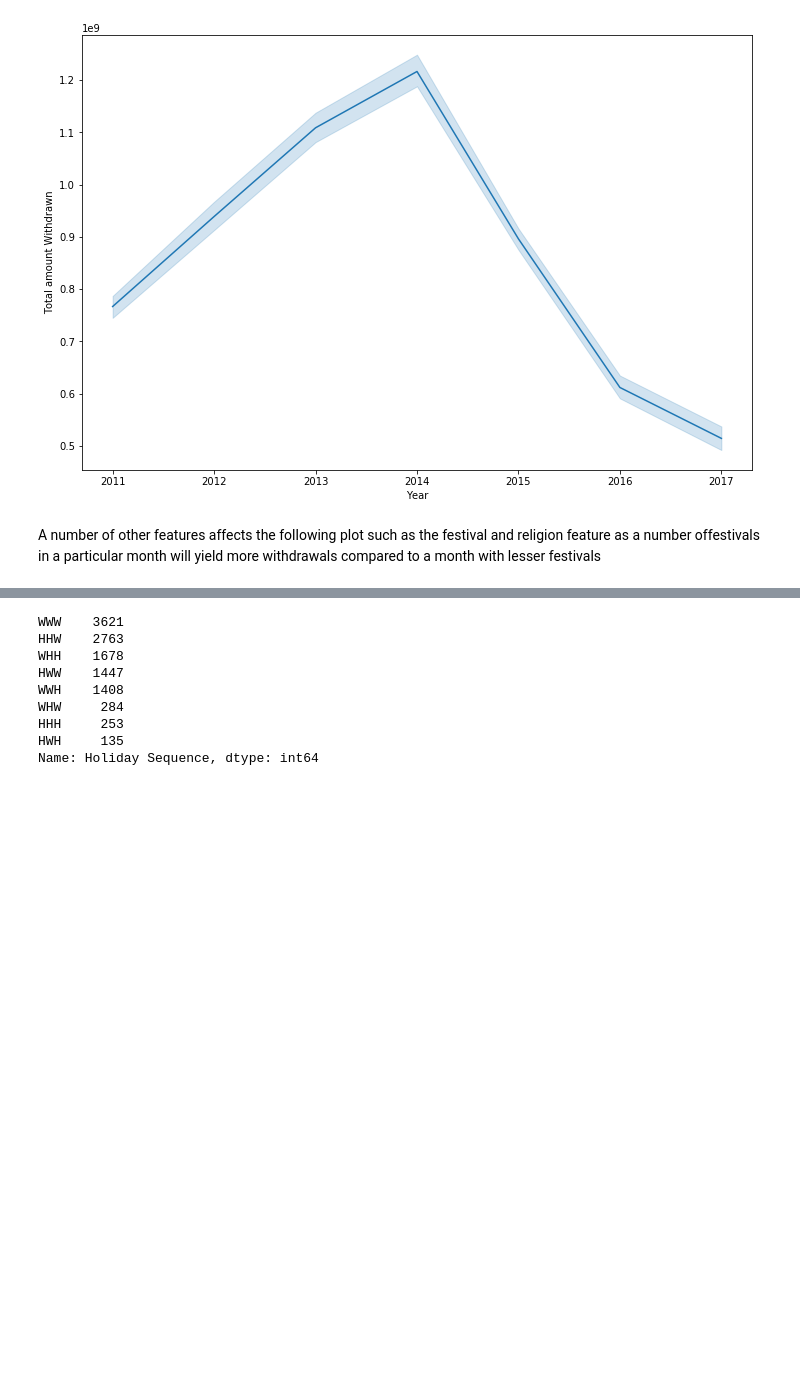
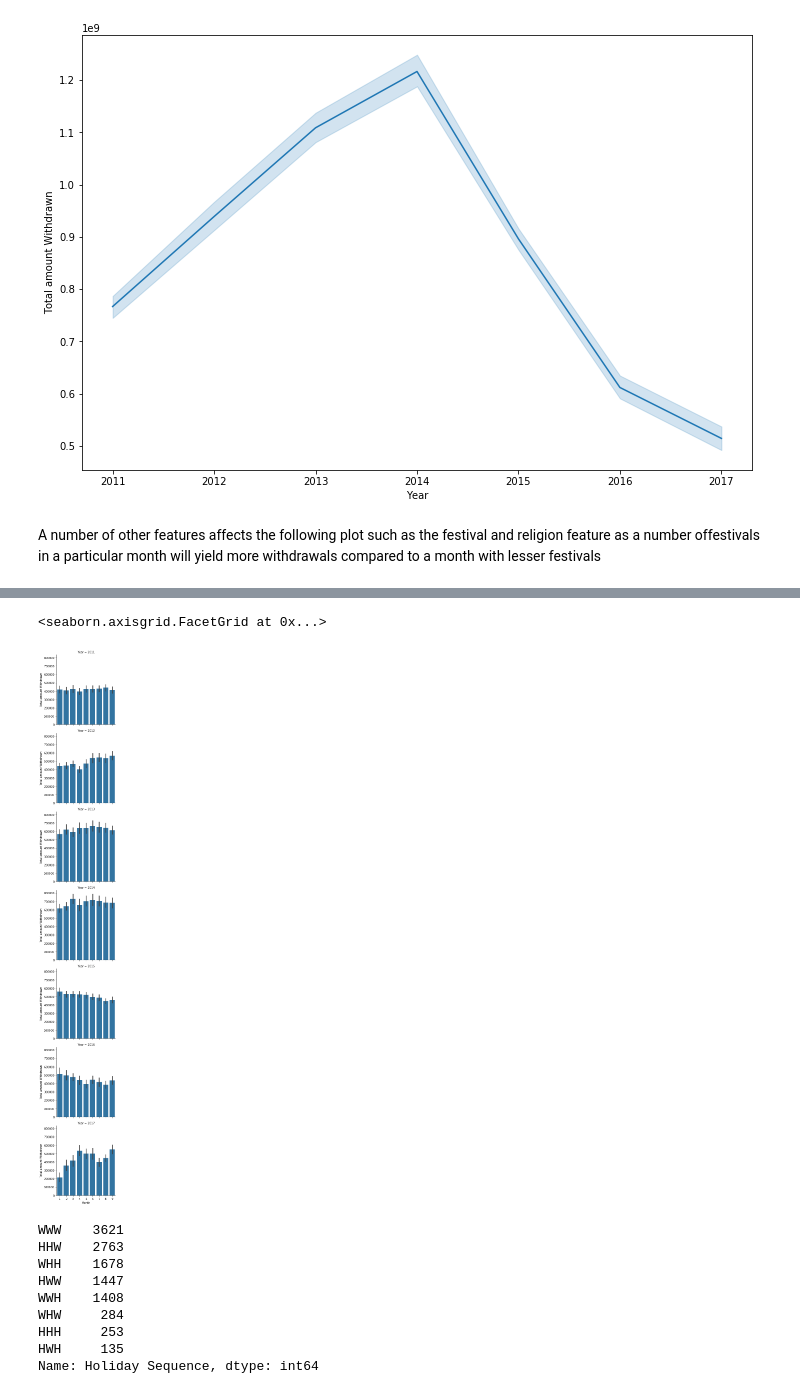
Before and after one commit to Banking-and-Finance/ATM-Cash-Flow-Prediction, a Jupyter notebook: research/EDA.ipynb, the cells around one changed output, grey strips where cells are left out. Drawn from its saved outputs; the diff is of its cells as text; code cells hidden in the pictures; blank space fills up the shorter version.

```diff
--- a/research/EDA.ipynb
+++ b/research/EDA.ipynb
@@ -259,3 +259,11 @@ sns.barplot(x='Month', y='Total amount Withdrawn', data=data, estimator =np.sum)
+# %%
+#plt.figure(figsize=(20,8))
+g = sns.FacetGrid(data, row="Year", height = 4, aspect = 1)
+g.map(sns.barplot, "Month", "Total amount Withdrawn")
+g.add_legend()
+# %% [output]
+<seaborn.axisgrid.FacetGrid at 0x...>
+[figure, added]
 # %%
 data['Holiday Sequence'].value_counts()
 #It's important to keep the count of sequence equal while comparing data for the different sequences and we cannot say one sequence has more preference because more money was taken out in that pattern as it could also be because of more number of appearances of that sequence.
```
Also changed, not shown: parts of 9 cells of this notebook.
